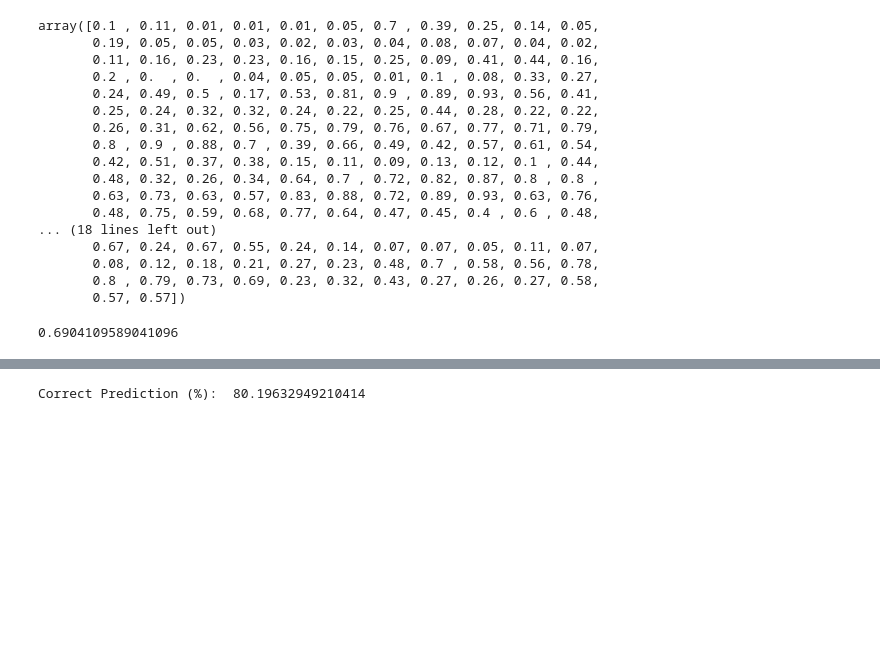
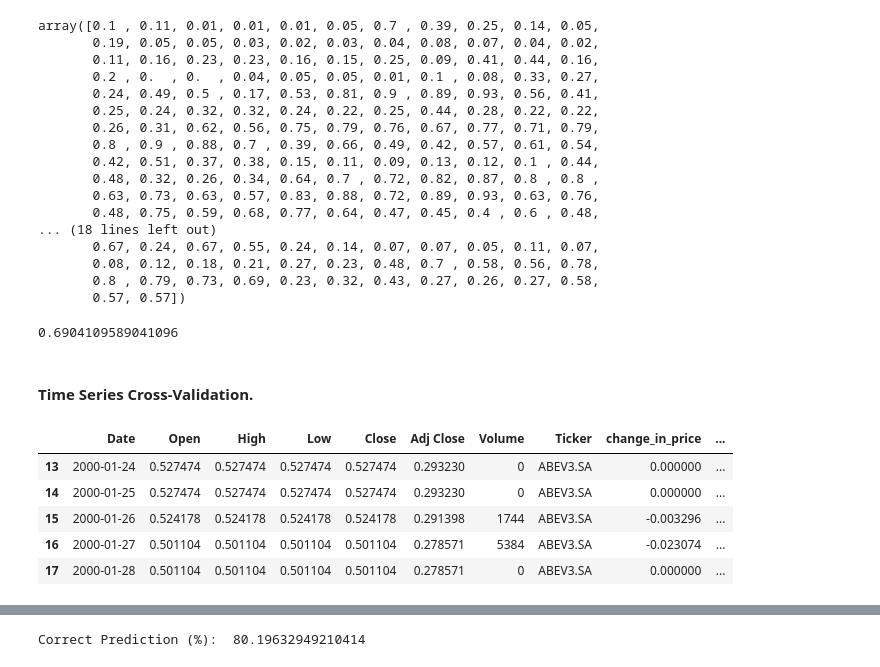
Before and after one commit to Bruno-Santana-Eco/TCC_Machine_learning, a Jupyter notebook: Random Forest 2.ipynb, the cells around one changed output, grey strips where cells are left out. Saved outputs shown, nothing was run; the diff lists cells and outputs as text; code cells hidden in the pictures; blank space fills up the shorter version.

```diff
--- a/Random Forest 2.ipynb
+++ b/Random Forest 2.ipynb
@@ -639,3 +650,15 @@ array([0.1 , 0.11, 0.01, 0.01, 0.01, 0.05, 0.7 , 0.39, 0.25, 0.14, 0.05,
 accuracy_score(test['Prediction'], tests_preds)
 # %% [output]
 0.6904109589041096
+# %% [markdown]
+#### Time Series Cross-Validation.
+# %%
+price_data_ABEV = price_data[price_data['Ticker'].isin(['ABEV3.SA'])]
+price_data_ABEV.head()
+# %% [output]
+|  | Date | Open | High | Low | Close | Adj Close | Volume | Ticker | change_in_price | ... |
+| 13 | 2000-01-24 | 0.527474 | 0.527474 | 0.527474 | 0.527474 | 0.293230 | 0 | ABEV3.SA | 0.000000 | ... |
+| 14 | 2000-01-25 | 0.527474 | 0.527474 | 0.527474 | 0.527474 | 0.293230 | 0 | ABEV3.SA | 0.000000 | ... |
+| 15 | 2000-01-26 | 0.524178 | 0.524178 | 0.524178 | 0.524178 | 0.291398 | 1744 | ABEV3.SA | -0.003296 | ... |
+| 16 | 2000-01-27 | 0.501104 | 0.501104 | 0.501104 | 0.501104 | 0.278571 | 5384 | ABEV3.SA | -0.023074 | ... |
+| 17 | 2000-01-28 | 0.501104 | 0.501104 | 0.501104 | 0.501104 | 0.278571 | 0 | ABEV3.SA | 0.000000 | ... |
```
Also changed, not shown: parts of 27 cells of this notebook, 1 other file.
